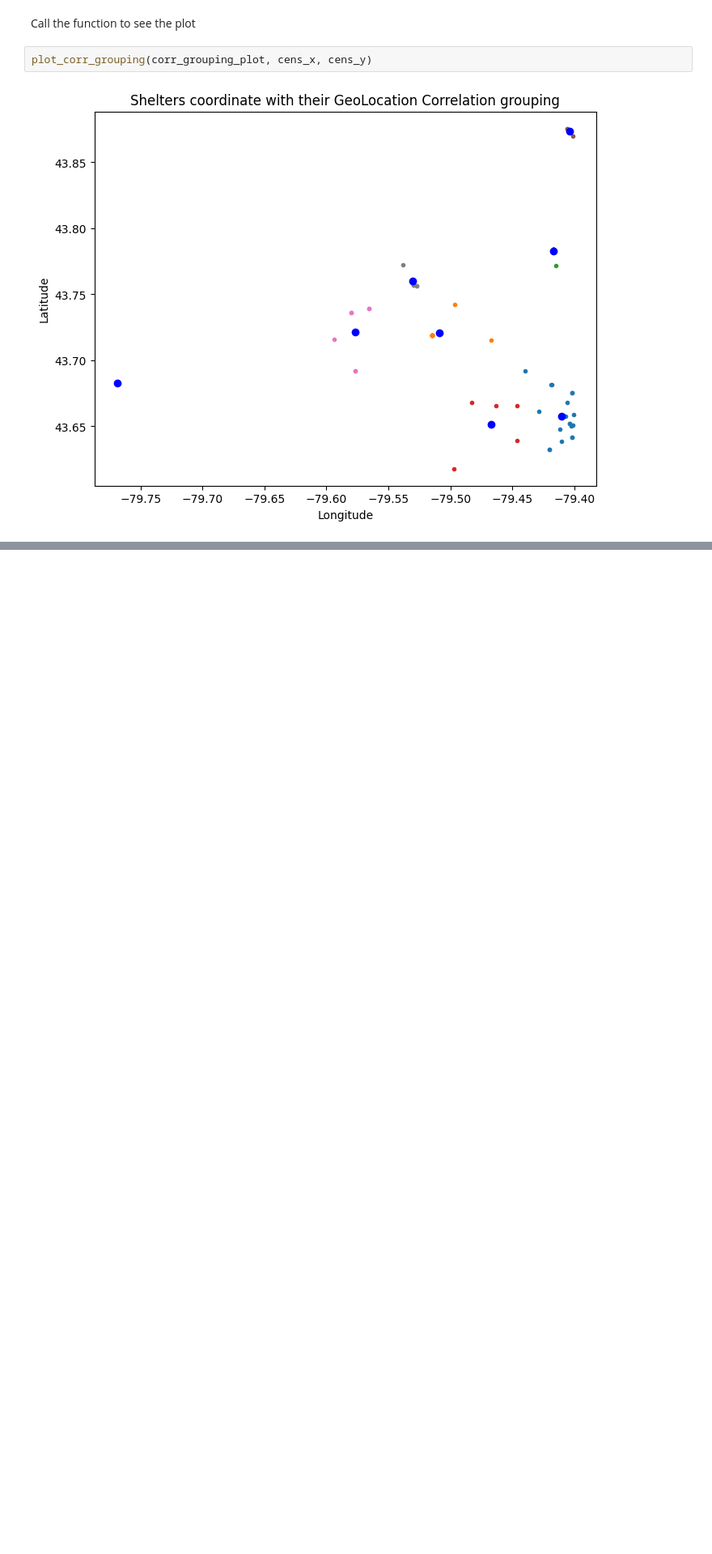
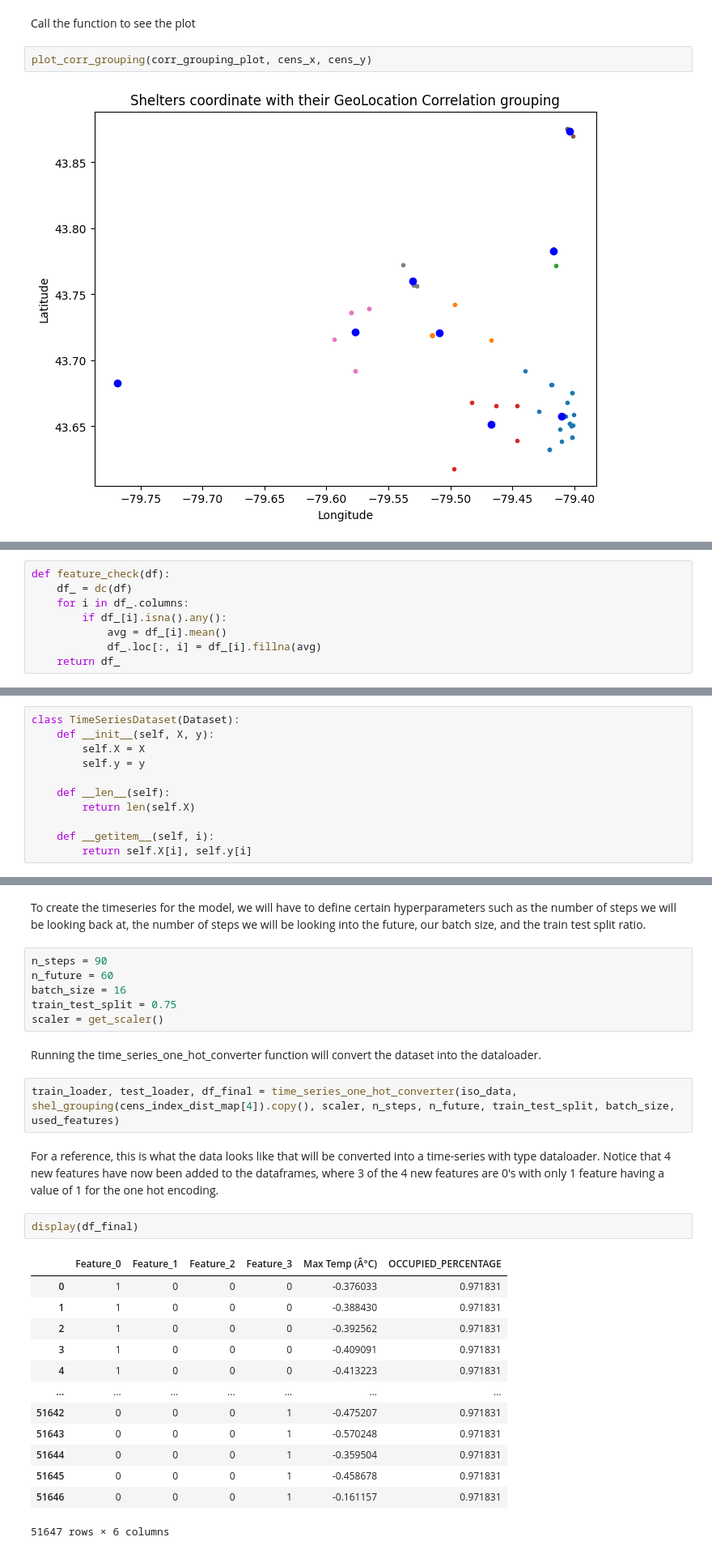
Before and after one commit to Tomasdfgh/RBCs_Borealis_AIs_Shelter_Occupancy_Forecast, a Jupyter notebook: LSTM/[3] Location_Grouping_Multivariate_LSTM.ipynb, the cells around one changed output, grey strips where cells are left out. Shown at 81% size. Drawn from its saved outputs; the diff is of its cells as text; blank space fills up the shorter version.

```diff
--- a/LSTM/[3] Location_Grouping_Multivariate_LSTM.ipynb
+++ b/LSTM/[3] Location_Grouping_Multivariate_LSTM.ipynb
@@ -653,0 +662,8 @@ plot_corr_grouping(corr_grouping_plot, cens_x, cens_y)
+# %%
+def feature_check(df):
+    df_ = dc(df)
+    for i in df_.columns:
+        if df_[i].isna().any():
+            avg = df_[i].mean()
+            df_.loc[:, i] = df_[i].fillna(avg)
+    return df_
@@ -653,0 +672,11 @@ plot_corr_grouping(corr_grouping_plot, cens_x, cens_y)
+# %%
+class TimeSeriesDataset(Dataset):
+    def __init__(self, X, y):
+        self.X = X
+        self.y = y
+
+    def __len__(self):
+        return len(self.X)
+
+    def __getitem__(self, i):
+        return self.X[i], self.y[i]
@@ -653,0 +765,30 @@ plot_corr_grouping(corr_grouping_plot, cens_x, cens_y)
+# %% [markdown]
+To create the timeseries for the model, we will have to define certain hyperparameters such as the number of steps we will be looking back at, the number of steps we will be looking into the future, our batch size, and the train test split ratio.
+# %%
+n_steps = 90
+n_future = 60
+batch_size = 16
+train_test_split = 0.75
+scaler = get_scaler()
+# %% [markdown]
+Running the time_series_one_hot_converter function will convert the dataset into the dataloader.
+# %%
+train_loader, test_loader, df_final = time_series_one_hot_converter(iso_data, shel_grouping(cens_index_dist_map[4]).copy(), scaler, n_steps, n_future, train_test_split, batch_size, used_features)
+# %% [markdown]
+For a reference, this is what the data looks like that will be converted into a time-series with type dataloader. Notice that 4 new features have now been added to the dataframes, where 3 of the 4 new features are 0's with only 1 feature having a value of 1 for the one hot encoding.
+# %%
+display(df_final)
+# %% [output]
+|  | Feature_0 | Feature_1 | Feature_2 | Feature_3 | Max Temp (Â°C) | OCCUPIED_PERCENTAGE |
+| 0 | 1 | 0 | 0 | 0 | -0.376033 | 0.971831 |
+| 1 | 1 | 0 | 0 | 0 | -0.388430 | 0.971831 |
+| 2 | 1 | 0 | 0 | 0 | -0.392562 | 0.971831 |
+| 3 | 1 | 0 | 0 | 0 | -0.409091 | 0.971831 |
+| 4 | 1 | 0 | 0 | 0 | -0.413223 | 0.971831 |
+| ... | ... | ... | ... | ... | ... | ... |
+| 51642 | 0 | 0 | 0 | 1 | -0.475207 | 0.971831 |
+| 51643 | 0 | 0 | 0 | 1 | -0.570248 | 0.971831 |
+| 51644 | 0 | 0 | 0 | 1 | -0.359504 | 0.971831 |
+| 51645 | 0 | 0 | 0 | 1 | -0.458678 | 0.971831 |
+| 51646 | 0 | 0 | 0 | 1 | -0.161157 | 0.971831 |
+51647 rows × 6 columns
```
Also changed, not shown: parts of 9 cells of this notebook.
